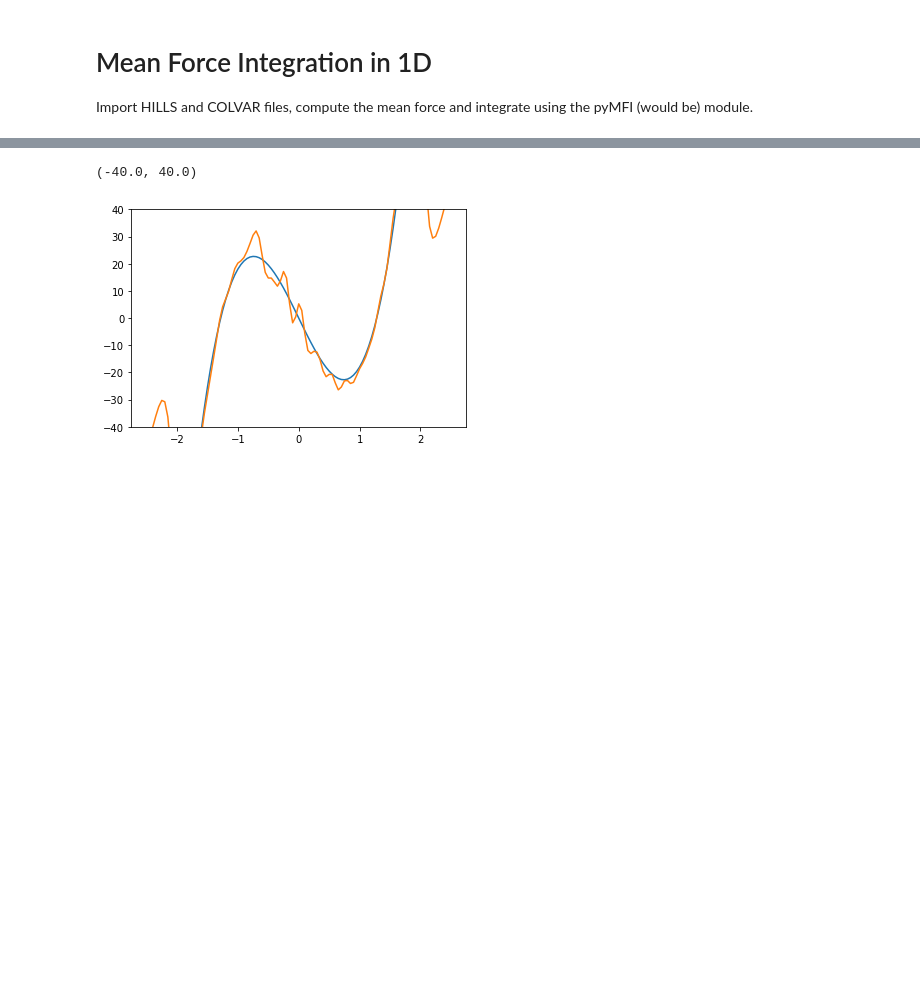
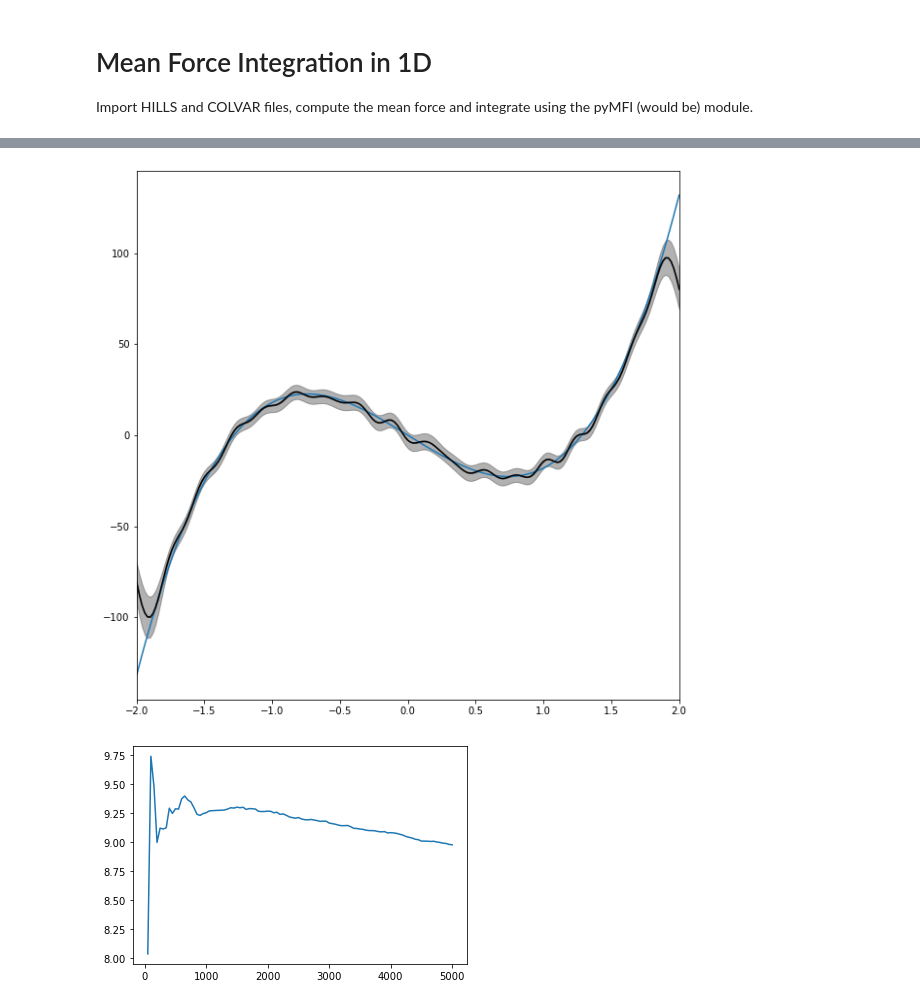
Before and after one commit to mme-ucl/MFI, a Jupyter notebook: MFI_1D_notebook.ipynb, the cells around one changed output, grey strips where cells are left out. Drawn from its saved outputs; the diff is of its cells as text; code cells hidden in the pictures; blank space fills up the shorter version.

```diff
--- a/MFI_1D_notebook.ipynb
+++ b/MFI_1D_notebook.ipynb
@@ -29,13 +38,21 @@ MFI1D.plot_recap(X, FES, Ftot_den, ofe_map, ofe_history,lim=40)
 # %%
 # plt.plot(X, Ftot)
 
 F = 7*X**4-23*X**2
 Ff = 28*X**3 - 46*X
 F = F - min(F)
 
+plt.figure(figsize=(10,10))
 plt.plot(X,Ff)
-plt.plot(X, Ftot)
-plt.ylim(-40,40)
+plt.plot(X, Ftot, color="black")
+plt.fill_between(X, Ftot, Ftot-ofe/2, color="black", alpha=0.3)
+plt.fill_between(X, Ftot, Ftot+ofe/2, color="black", alpha=0.3)
+plt.xlim(-2,2)
+plt.show()
+
+plt.plot(time_history, ofe_history)
+# plt.ylim(0,2)
+plt.show()
 # %% [output]
-(-40.0, 40.0)
-[figure, old version]
+[figure, new version]
+[figure, added]
```
Also changed, not shown: parts of 4 cells of this notebook, 6 other files.
